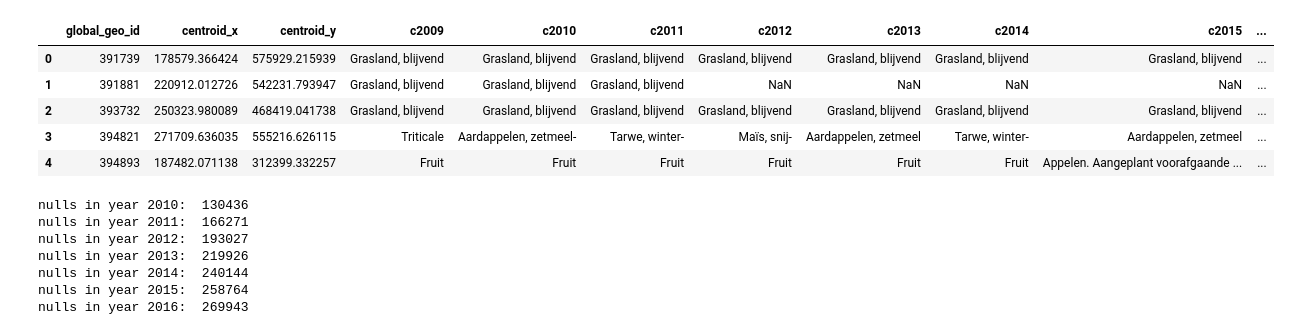
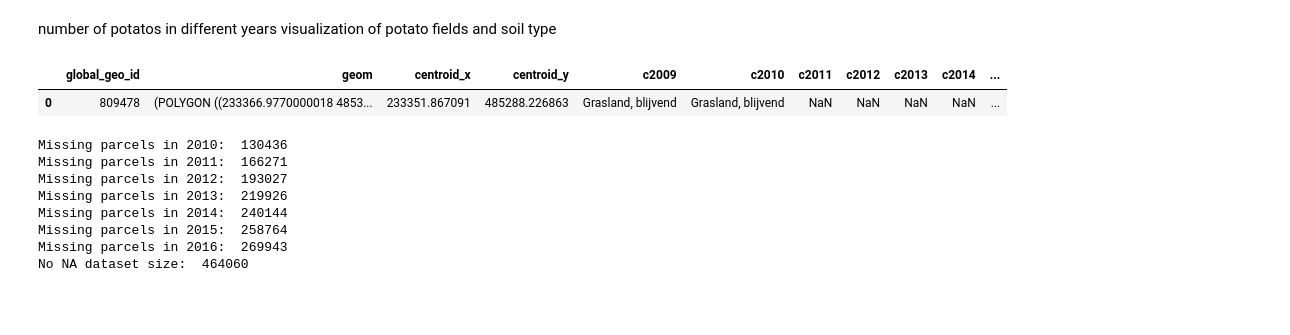
Before and after one commit to olix20/netherlands_crops_prediction, a Jupyter notebook: Predict Crops .ipynb, the cells around one changed output. Saved outputs shown, nothing was run; the diff lists cells and outputs as text; code cells hidden in the pictures; blank space fills up the shorter version.

```diff
--- a/Predict Crops .ipynb
+++ b/Predict Crops .ipynb
@@ -69,24 +77,15 @@ rowCounts.plot(title="Total number of Parcels per year", kind='line')
 # %%
 %%time
 
-refDf = pd.read_sql_query('select global_geo_id, centroid_x, centroid_y, gws_gewas as c2009 from "2009"', conn)
+refDf = gp.read_postgis('select global_geo_id, geom, centroid_x, centroid_y, gws_gewas as c2009 from "2009"', conn)
 
 
 for i in range(2010,2017):
     if i <2015:
-        tmp_df =  pd.read_sql_query('select gws_gewas as c'+str(i)+', global_geo_id from "'+str(i)+'"', conn)
+        q = 'select gws_gewas as c'+str(i)+', global_geo_id from "'+str(i)+'"'
     else: #table name for 2015 and 2016 is different
-        tmp_df =  pd.read_sql_query('select gws_gewas as c'+str(i)+', global_geo_id from "bf_'+str(i)+'"', conn)
+        q = 'select gws_gewas as c'+str(i)+', global_geo_id from "bf_'+str(i)+'"'
 
-#     print "nulls ", tmp_df["global_geo_id"].isnull().sum()#'c'+str(i)].isnull().sum()
+    tmp_df =  pd.read_sql_query(q, conn)
     refDf = refDf.merge(tmp_df,how="left")
-#     print "nulls ", refDf['c'+str(i)].isnull().sum()
-
-# df10 = pd.read_sql_query('select gid,gws_gewas, global_geo_id from "2010"', conn)
-# df11 = pd.read_sql_query('select gid,gws_gewas, global_geo_id from "2011"', conn)
-# df12 = pd.read_sql_query('select gid,gws_gewas, global_geo_id from "2012"', conn)
-# df13 = pd.read_sql_query('select gid,gws_gewas, global_geo_id from "2013"', conn)
-# df14 = pd.read_sql_query('select gid,gws_gewas, global_geo_id from "2014"', conn)
-# df15 = pd.read_sql_query('select gid,gws_gewas, global_geo_id from "bf_2015"', conn)
-# df16 = pd.read_sql_query('select gid,gws_gewas, global_geo_id from "bf_2016"', conn)
 # %% [output]
@@ -95,20 +94,25 @@ Wall time: 27.9 s
+# %% [markdown]
+number of potatos in different years
+visualization of potato fields and soil type
 # %%
-refDf.head()
+refDf.head(1)
 # %% [output]
-|  | global_geo_id | centroid_x | centroid_y | c2009 | c2010 | c2011 | c2012 | c2013 | c2014 | c2015 | ... |
-| 0 | 391739 | 178579.366424 | 575929.215939 | Grasland, blijvend | Grasland, blijvend | Grasland, blijvend | Grasland, blijvend | Grasland, blijvend | Grasland, blijvend | Grasland, blijvend | ... |
-| 1 | 391881 | 220912.012726 | 542231.793947 | Grasland, blijvend | Grasland, blijvend | Grasland, blijvend | NaN | NaN | NaN | NaN | ... |
-| 2 | 393732 | 250323.980089 | 468419.041738 | Grasland, blijvend | Grasland, blijvend | Grasland, blijvend | Grasland, blijvend | Grasland, blijvend | Grasland, blijvend | Grasland, blijvend | ... |
-| 3 | 394821 | 271709.636035 | 555216.626115 | Triticale | Aardappelen, zetmeel- | Tarwe, winter- | Maïs, snij- | Aardappelen, zetmeel | Tarwe, winter- | Aardappelen, zetmeel | ... |
-| 4 | 394893 | 187482.071138 | 312399.332257 | Fruit | Fruit | Fruit | Fruit | Fruit | Fruit | Appelen. Aangeplant voorafgaande ... | ... |
+|  | global_geo_id | geom | centroid_x | centroid_y | c2009 | c2010 | c2011 | c2012 | c2013 | c2014 | ... |
+| 0 | 809478 | (POLYGON ((233366.9770000018 4853... | 233351.867091 | 485288.226863 | Grasland, blijvend | Grasland, blijvend | NaN | NaN | NaN | NaN | ... |
 # %%
 for i in range(2010,2017):
-    print 'nulls in year {}: '.format(i), refDf['c'+str(i)].isnull().sum()
+    print 'Missing parcels in {}: '.format(i), refDf['c'+str(i)].isnull().sum()
+
+
+df_noNA = refDf.dropna()
+df_noNA = df_noNA.sample(frac=1)
+print "No NA dataset size: ", len(df_noNA)
 # %% [output]
-nulls in year 2010:  130436
-nulls in year 2011:  166271
-nulls in year 2012:  193027
-nulls in year 2013:  219926
-nulls in year 2014:  240144
-nulls in year 2015:  258764
-nulls in year 2016:  269943
+Missing parcels in 2010:  130436
+Missing parcels in 2011:  166271
+Missing parcels in 2012:  193027
+Missing parcels in 2013:  219926
+Missing parcels in 2014:  240144
+Missing parcels in 2015:  258764
+Missing parcels in 2016:  269943
+No NA dataset size:  464060
```
Also changed, not shown: parts of 61 cells of this notebook.
